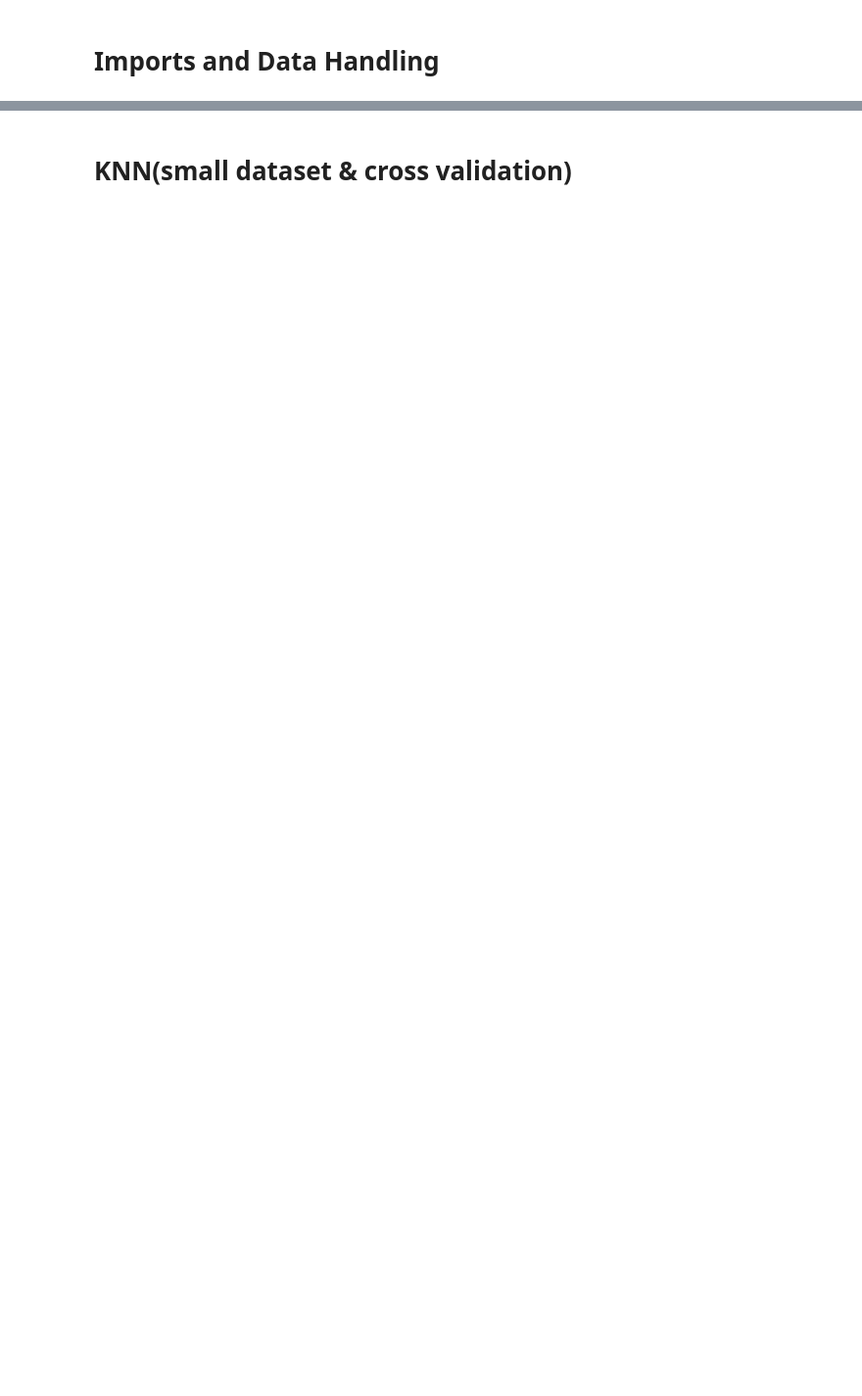
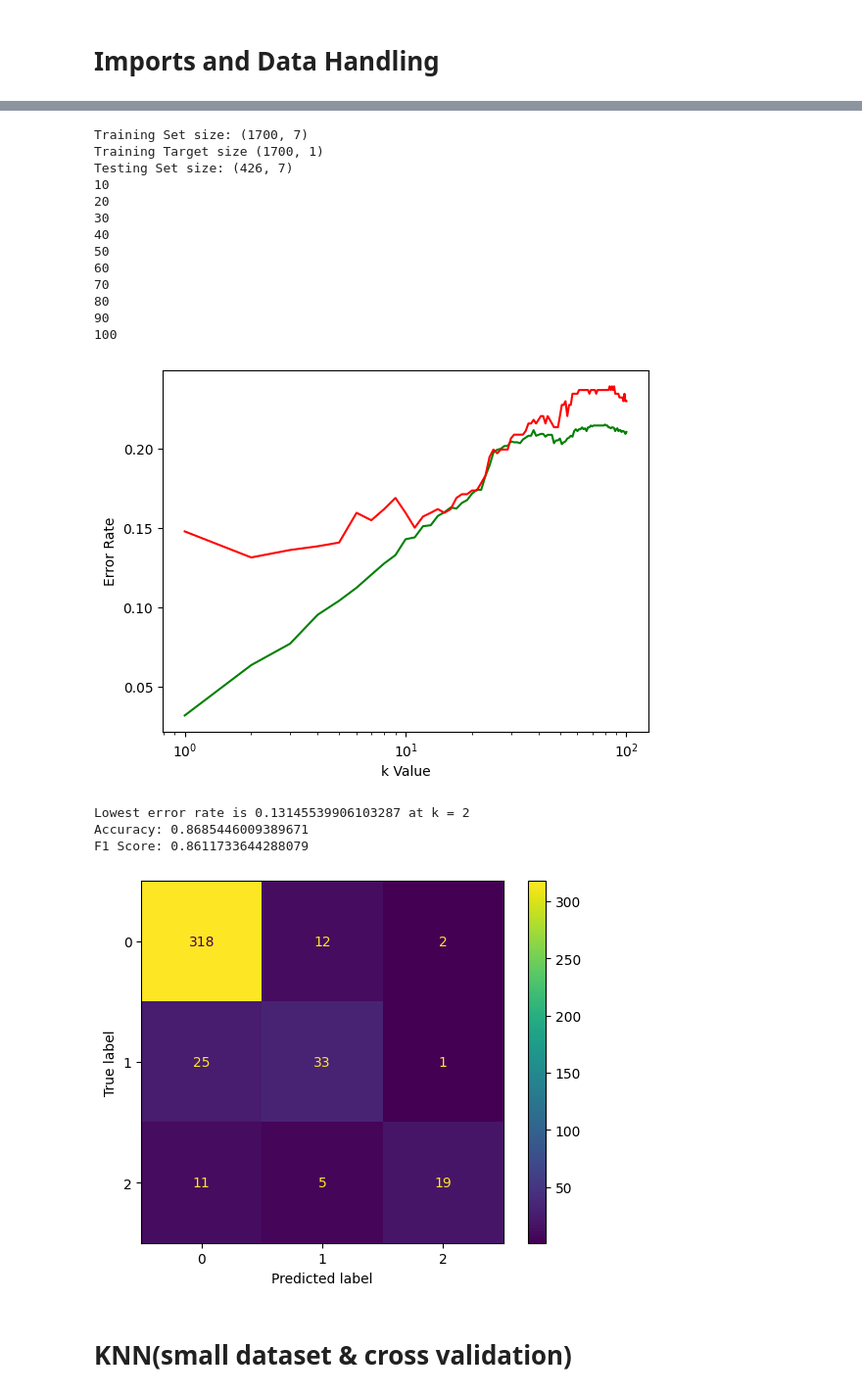
Before and after one commit to sharvdawg/FetusHealthML, a Jupyter notebook: Project/Final Project 184 Code.ipynb, the cells around one changed output, grey strips where cells are left out. Shown at 98% size. Cells and saved outputs as stored; diff of their text form; code cells hidden in the pictures; blank space fills up the shorter version.

```diff
--- a/Project/Final Project 184 Code.ipynb
+++ b/Project/Final Project 184 Code.ipynb
@@ -39,10 +46,68 @@ print("True labels of Dataset:",y_labels.shape)
 # %%
-#With the dataset prepared, we must split it into training, validation, and testing sets.
-#Note: The validation set is really only for the Neural Network model. We will do another split for it seperately
+#With the dataset prepared, we will start the fist KNN model. It will be trained using the small dataset with no cross
+#validation.
 x_train, x_test, y_train, y_test = train_test_split(short_df, y_labels, test_size=0.2,stratify=y_labels)
 print("Training Set size:",x_train.shape)
-print("Training Targt size", y_train.shape)
+print("Training Target size", y_train.shape)
 print("Testing Set size:",x_test.shape)
+
+KNN_testErrors = [] #index will represent k value. Testing up to k = 100
+KNN_trainErrors = []
+
+for k in range(100):
+    k = k+1 #1-100, not 0-99
+    if(k%10==0):
+        print(k) #Scuffed progress bar
+    knnClassifier = KNeighborsClassifier(n_neighbors=k)
+    knnClassifier.fit(x_train, y_train.ravel())
+
+    y_train_pred = knnClassifier.predict(x_train)
+    y_test_pred = knnClassifier.predict(x_test)
+
+    train_accuracy = accuracy_score(y_train,y_train_pred)
+    test_accuracy = accuracy_score(y_test,y_test_pred)
+    train_error = 1-train_accuracy
+    test_error = 1-test_accuracy
+    KNN_trainErrors.append(train_error)
+    KNN_testErrors.append(test_error)
+
+plt.semilogx(range(1, len(KNN_trainErrors) + 1), KNN_trainErrors, color='g')
+plt.semilogx(range(1, len(KNN_testErrors) + 1), KNN_testErrors, color='r')
+plt.xlabel('k Value')
+plt.ylabel('Error Rate')
+plt.show()
+
+bestk = KNN_testErrors.index(min(KNN_testErrors))+1
+print("Lowest error rate is",min(KNN_testErrors),"at k =",bestk)
+
+knnClassifier = KNeighborsClassifier(n_neighbors=bestk)
+knnClassifier.fit(x_train, y_train.ravel())
+y_test_pred = knnClassifier.predict(x_test)
+
+matrix = confusion_matrix(y_test, y_test_pred)
+disp = ConfusionMatrixDisplay(confusion_matrix=matrix)
+disp.plot()
+print("Accuracy: {}".format(accuracy_score(y_test,y_test_pred)))
+print("F1 Score: {}".format(f1_score(y_test, y_test_pred, average="weighted")))
+# %% [output]
+Training Set size: (1700, 7)
+Training Target size (1700, 1)
+Testing Set size: (426, 7)
+10
+20
+30
+40
+50
+60
+70
+80
+90
+100
+[figure, added]
+Lowest error rate is 0.13145539906103287 at k = 2
+Accuracy: 0.8685446009389671
+F1 Score: 0.8611733644288079
+[figure, added]
 # %% [markdown]
 # KNN(small dataset & cross validation)
 # %%
```
Also changed, not shown: parts of 25 cells of this notebook, 1 other file.
